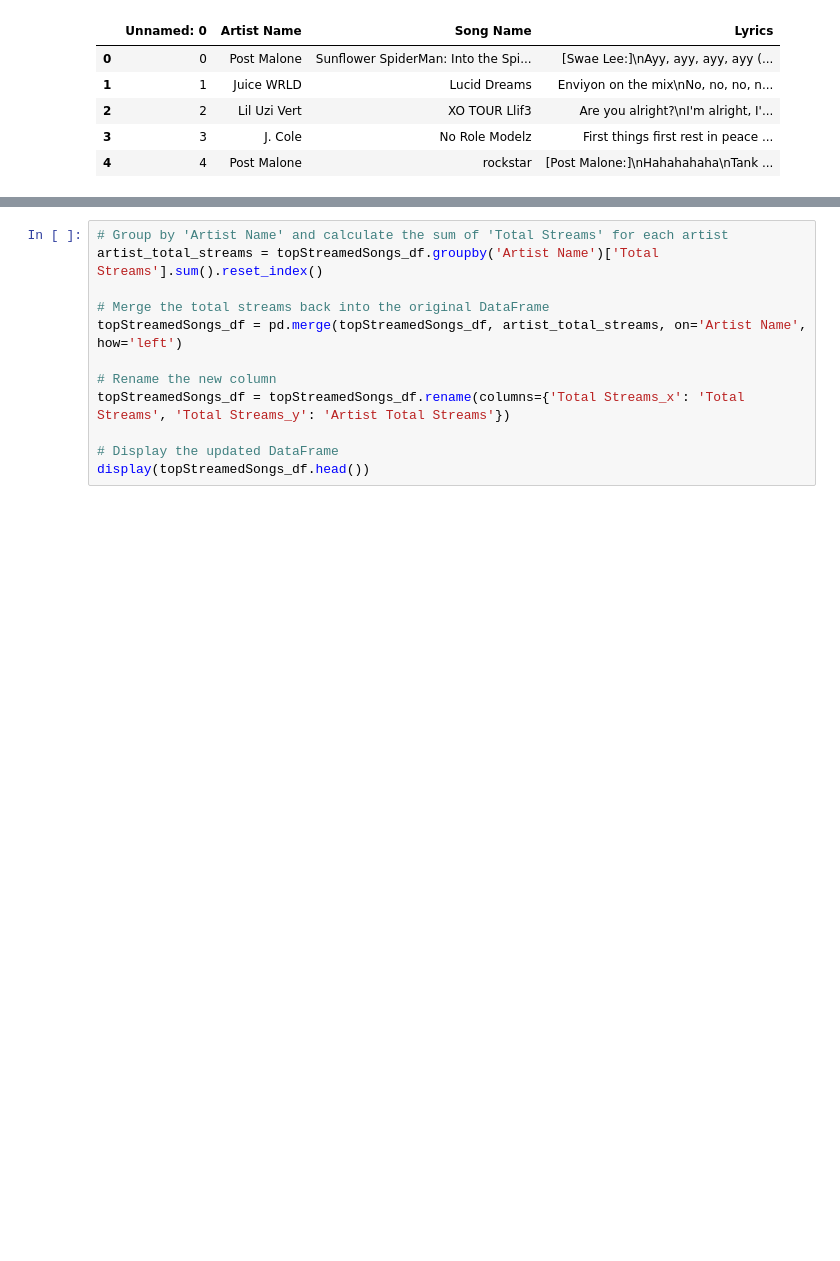
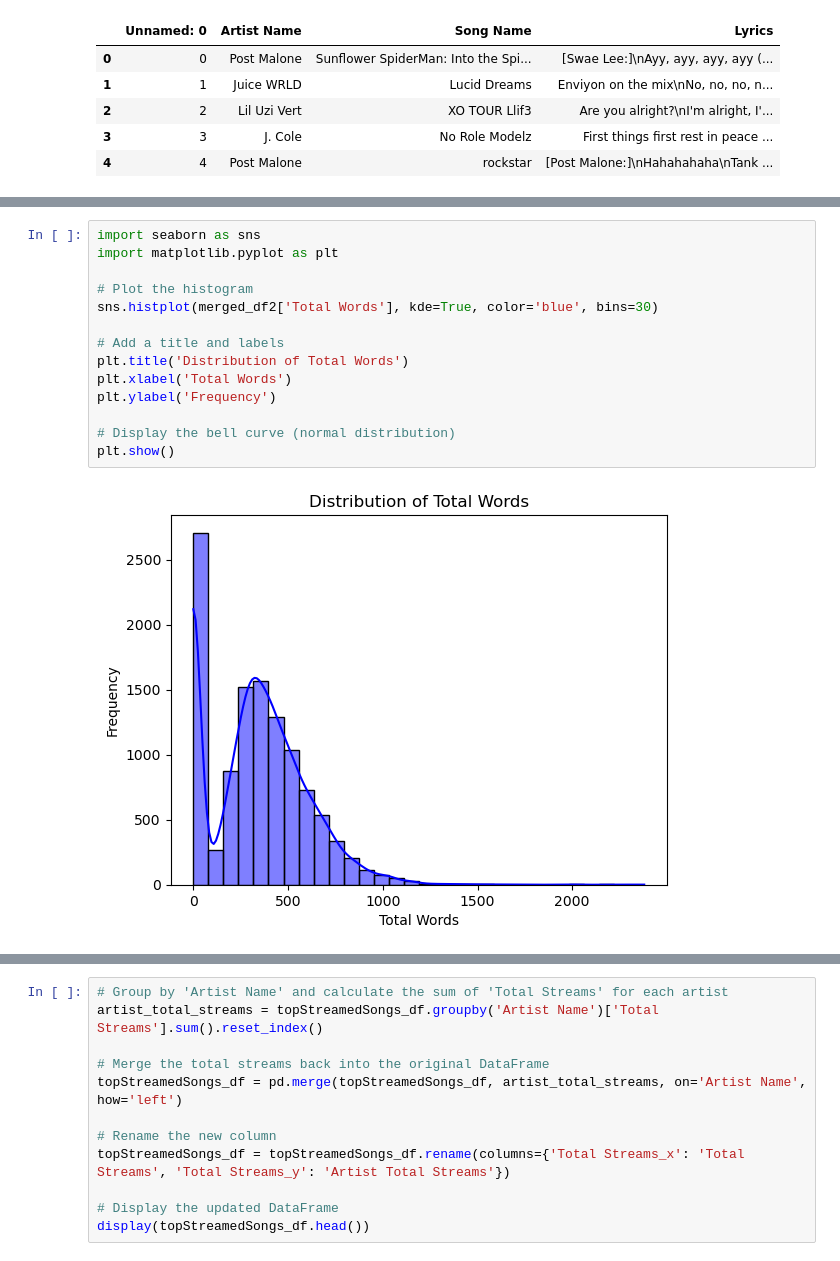
Before and after one commit to Musiholic/bootcamp-project-1, a Jupyter notebook: lyrics3.ipynb, the cells around one changed output, grey strips where cells are left out. Drawn from its saved outputs; the diff is of its cells as text; blank space fills up the shorter version.

```diff
--- a/lyrics3.ipynb
+++ b/lyrics3.ipynb
@@ -73,0 +153,16 @@ display(merged_df2.head())
+# %%
+import seaborn as sns
+import matplotlib.pyplot as plt
+
+# Plot the histogram
+sns.histplot(merged_df2['Total Words'], kde=True, color='blue', bins=30)
+
+# Add a title and labels
+plt.title('Distribution of Total Words')
+plt.xlabel('Total Words')
+plt.ylabel('Frequency')
+
+# Display the bell curve (normal distribution)
+plt.show()
+# %% [output]
+[figure, added]
```
Also changed, not shown: parts of 20 cells of this notebook.
